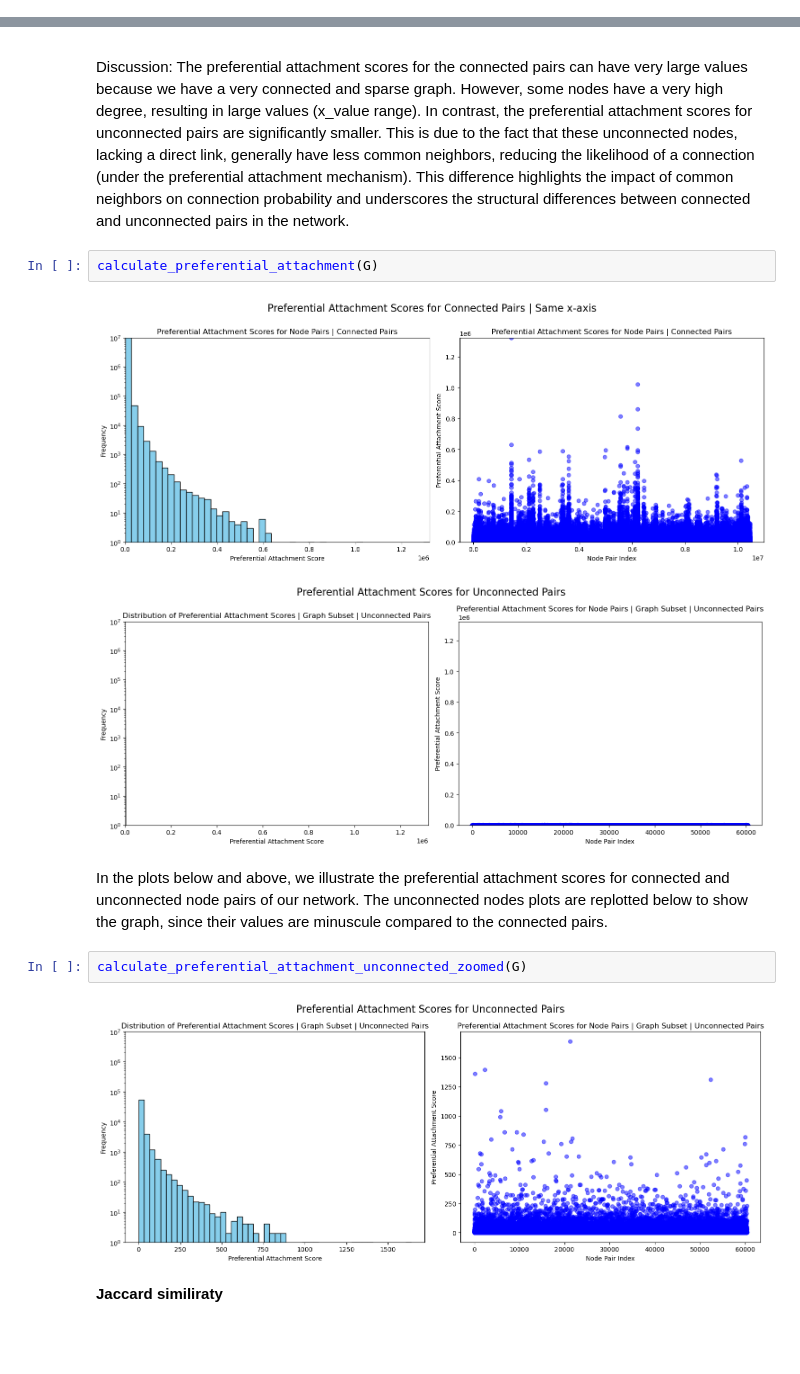
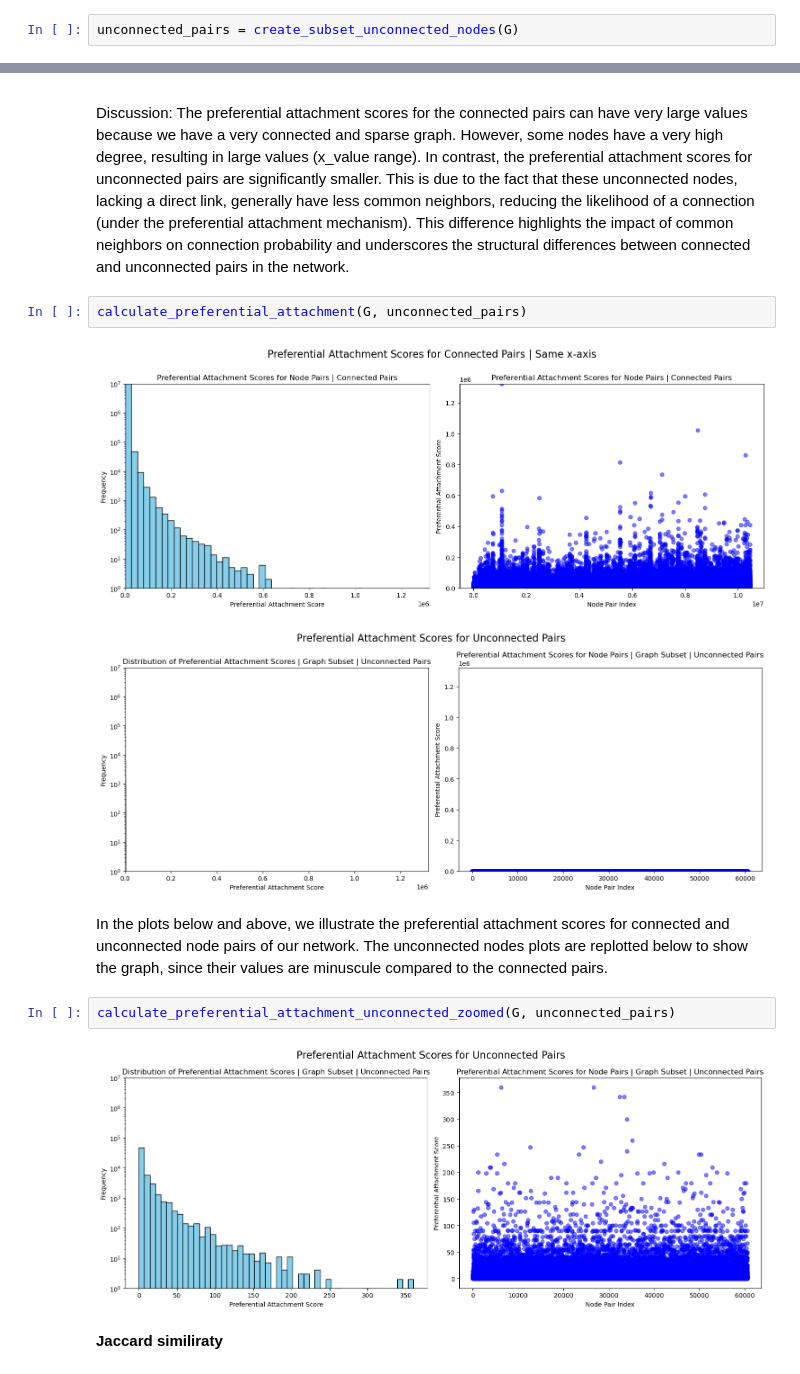
Before and after one commit to angelpras/epfl_ADA_project, a Jupyter notebook: results.ipynb, the cells around one changed output, grey strips where cells are left out. Saved outputs shown, nothing was run; the diff lists cells and outputs as text; blank space fills up the shorter version.

Commit message:
Changes in Visualization+Jaccard proba

```diff
--- a/results.ipynb
+++ b/results.ipynb
@@ -127,3 +127,5 @@ visualize_graph(G)
+# %%
+unconnected_pairs = create_subset_unconnected_nodes(G)
 # %% [markdown]
 ### Graph statistical analysis
 
@@ -299,16 +300,16 @@ Preferential attachment is the principle that a node with more connections is mo
 Discussion: The preferential attachment scores for the connected pairs can have very large values because we have a very connected and sparse graph. However, some nodes have a very high degree, resulting in large values (x_value range). In contrast, the preferential attachment scores for unconnected pairs are significantly smaller. This is due to the fact that these unconnected nodes, lacking a direct link, generally have less common neighbors, reducing the likelihood of a connection (under the preferential attachment mechanism).
 This difference highlights the impact of common neighbors on connection probability and underscores the structural differences between connected and unconnected pairs in the network.
 # %%
-calculate_preferential_attachment(G)
+calculate_preferential_attachment(G, unconnected_pairs)
 # %% [output]
-[figure, old version]
+[figure, new version]
 [figure]
 # %% [markdown]
 In the plots below and above, we illustrate the preferential attachment scores for connected and unconnected node pairs of our network. The unconnected nodes plots are replotted below to show the graph, since their values are minuscule compared to the connected pairs.
 # %%
-calculate_preferential_attachment_unconnected_zoomed(G)
+calculate_preferential_attachment_unconnected_zoomed(G, unconnected_pairs)
 # %% [output]
-[figure, old version]
+[figure, new version]
 # %% [markdown]
 **Jaccard similiraty**
 # %% [markdown]
```
Also changed, not shown: parts of 17 cells of this notebook, 1 other file.
